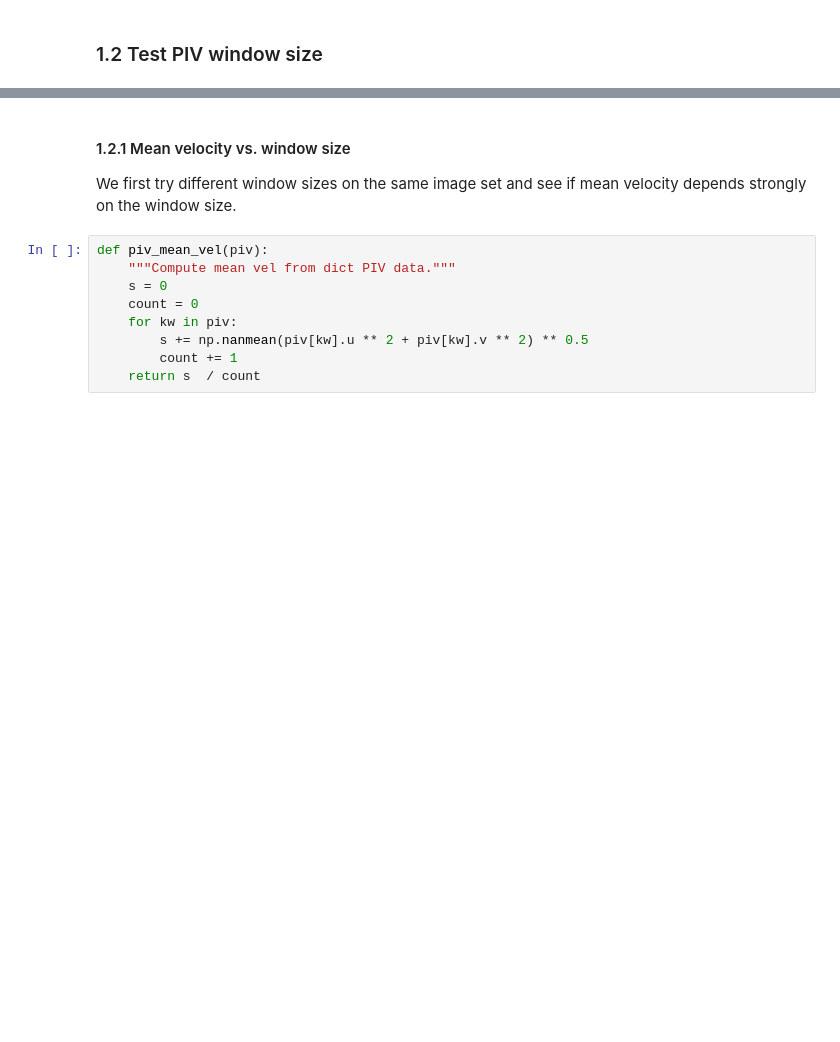
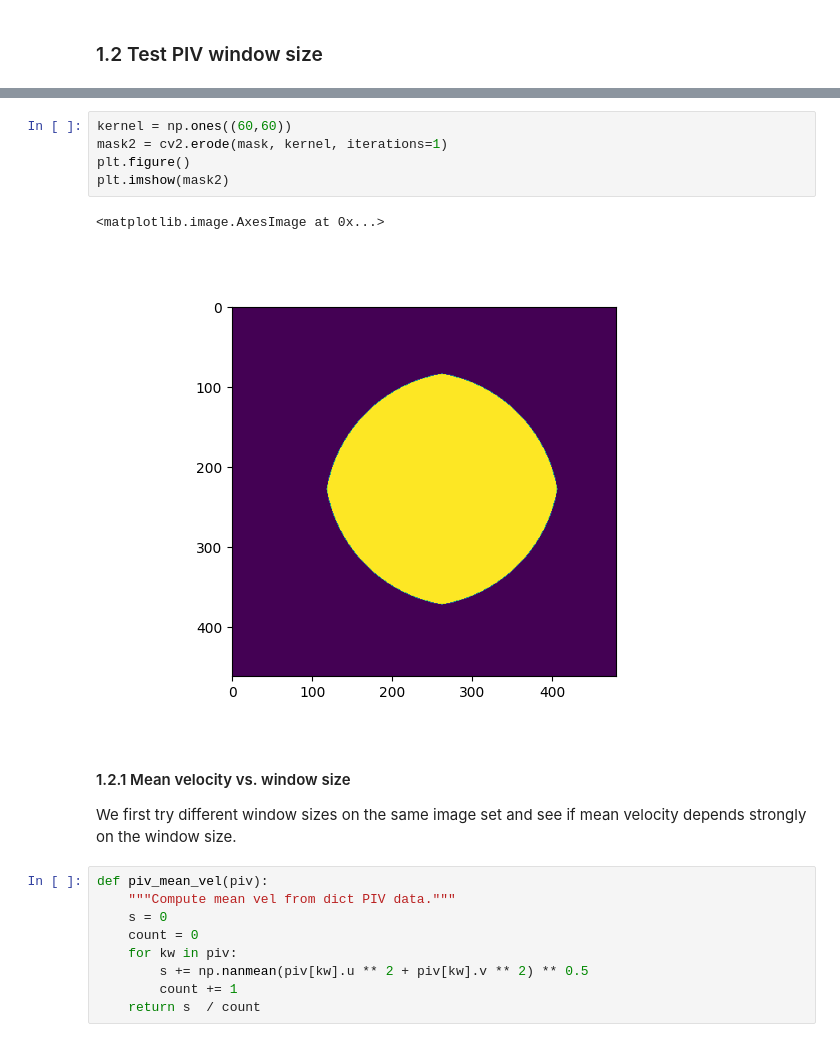
Before and after one commit to ZLoverty/DE, a Jupyter notebook: Code/PIV on DE images.ipynb, the cells around one changed output, grey strips where cells are left out. Cells and saved outputs as stored; diff of their text form; blank space fills up the shorter version.

```diff
--- a/Code/PIV on DE images.ipynb
+++ b/Code/PIV on DE images.ipynb
@@ -91,3 +100,11 @@ for winsize in range(20, 80, 10):
+# %%
+kernel = np.ones((60,60))
+mask2 = cv2.erode(mask, kernel, iterations=1)
+plt.figure()
+plt.imshow(mask2)
+# %% [output]
+<matplotlib.image.AxesImage at 0x...>
+[figure, added]
 # %% [markdown]
 #### 1.2.1 Mean velocity vs. window size
 
```
Also changed, not shown: parts of 8 cells of this notebook.
